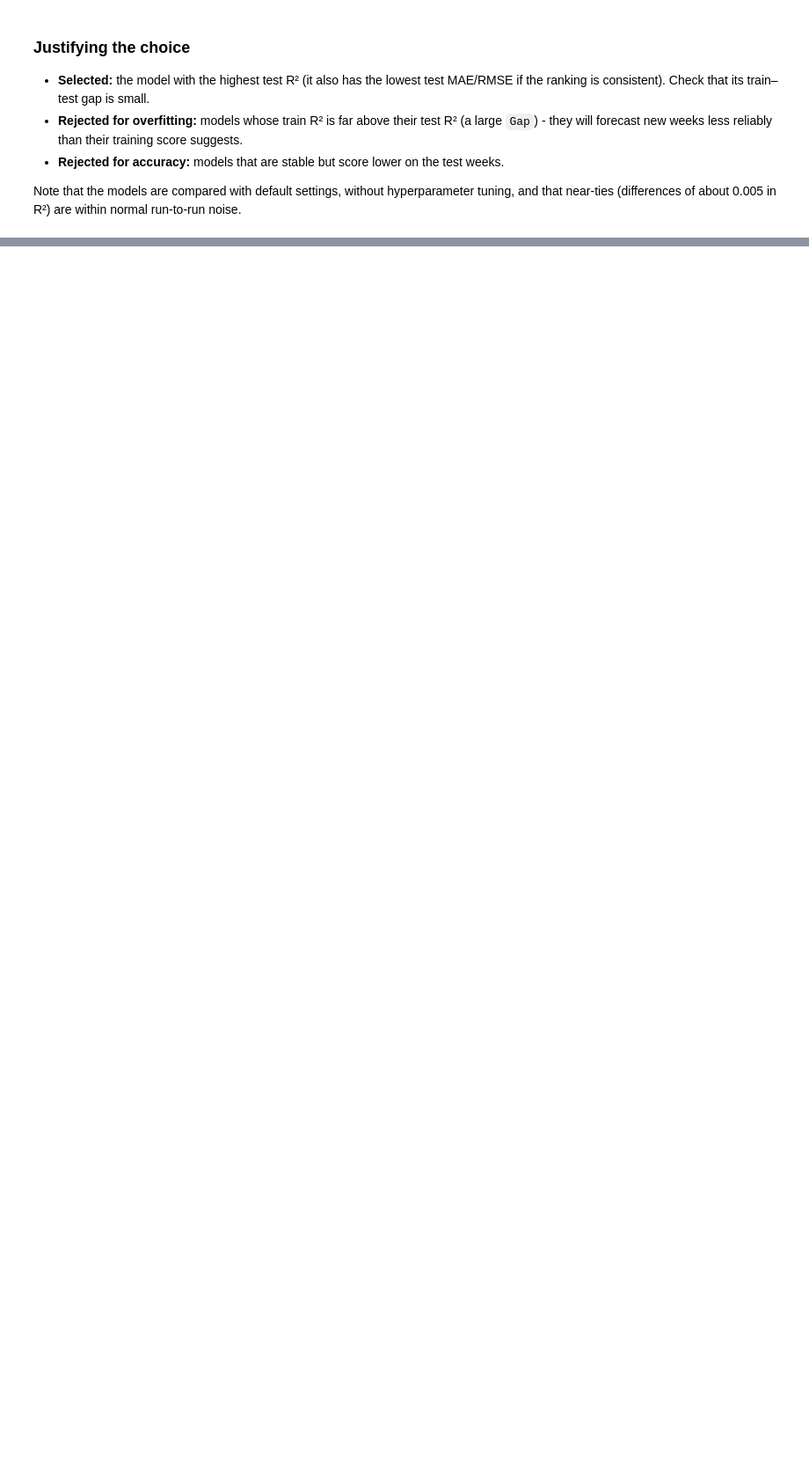
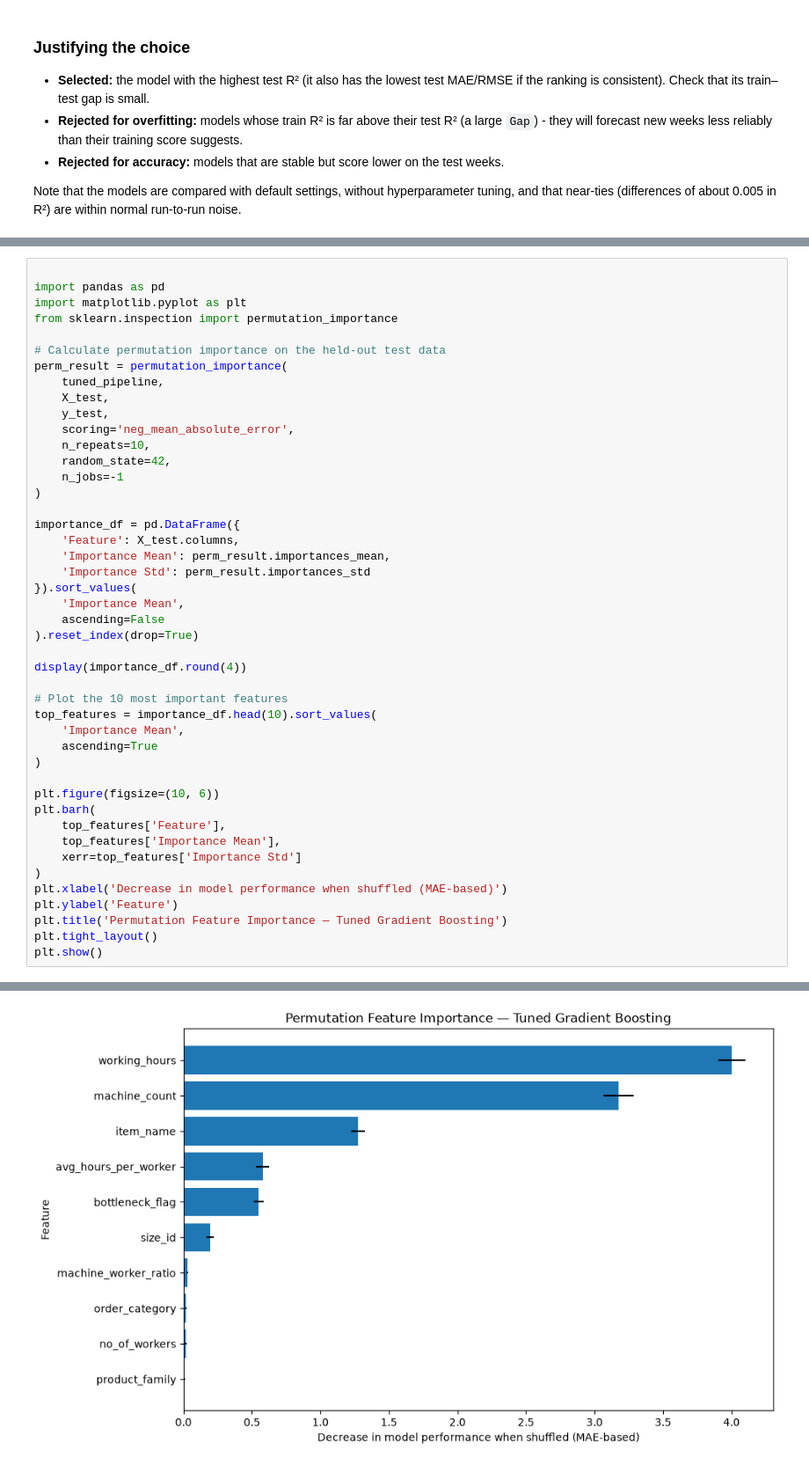
Before and after one commit to visurarodrigo/production-DI, a Jupyter notebook: notebooks/04_Model_Selection_and_Training.ipynb, the cells around one changed output, grey strips where cells are left out. Shown at 88% size. Cells and saved outputs as stored; diff of their text form; blank space fills up the shorter version.

```diff
--- a/notebooks/04_Model_Selection_and_Training.ipynb
+++ b/notebooks/04_Model_Selection_and_Training.ipynb
@@ -507,0 +680,46 @@ Note that the models are compared with default settings, without hyperparameter
+# %%
+
+import pandas as pd
+import matplotlib.pyplot as plt
+from sklearn.inspection import permutation_importance
+
+# Calculate permutation importance on the held-out test data
+perm_result = permutation_importance(
+    tuned_pipeline,
+    X_test,
+    y_test,
+    scoring='neg_mean_absolute_error',
+    n_repeats=10,
+    random_state=42,
+    n_jobs=-1
+)
+
+importance_df = pd.DataFrame({
+    'Feature': X_test.columns,
+    'Importance Mean': perm_result.importances_mean,
+    'Importance Std': perm_result.importances_std
+}).sort_values(
+    'Importance Mean',
+    ascending=False
+).reset_index(drop=True)
+
+display(importance_df.round(4))
+
+# Plot the 10 most important features
+top_features = importance_df.head(10).sort_values(
+    'Importance Mean',
+    ascending=True
+)
+
+plt.figure(figsize=(10, 6))
+plt.barh(
+    top_features['Feature'],
+    top_features['Importance Mean'],
+    xerr=top_features['Importance Std']
+)
+plt.xlabel('Decrease in model performance when shuffled (MAE-based)')
+plt.ylabel('Feature')
+plt.title('Permutation Feature Importance — Tuned Gradient Boosting')
+plt.tight_layout()
+plt.show()
+# %% [output]
@@ -508,3 +743,4 @@ Note that the models are compared with default settings, without hyperparameter
+[figure, added]
 # %% [markdown]
 # 4.2 Part B – Final Training and Saving
 
```
Also changed, not shown: parts of 19 cells of this notebook, 4 other files.
